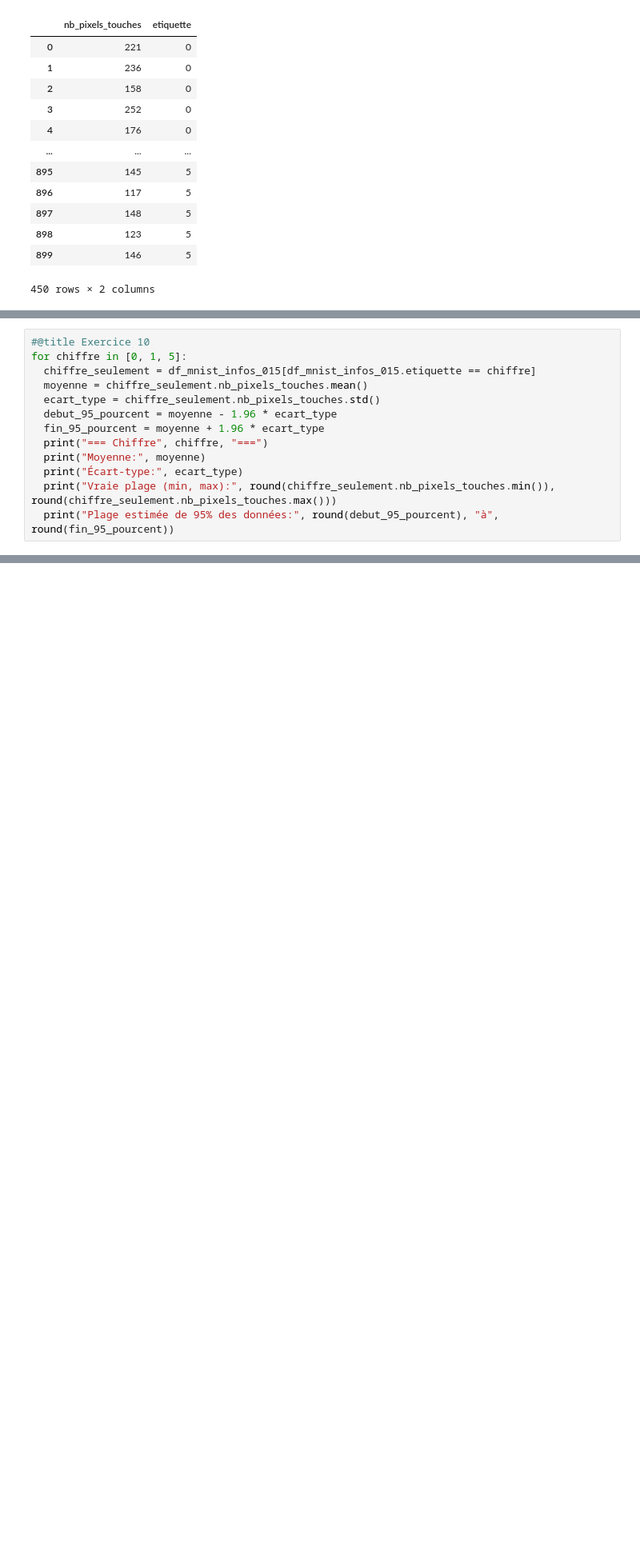
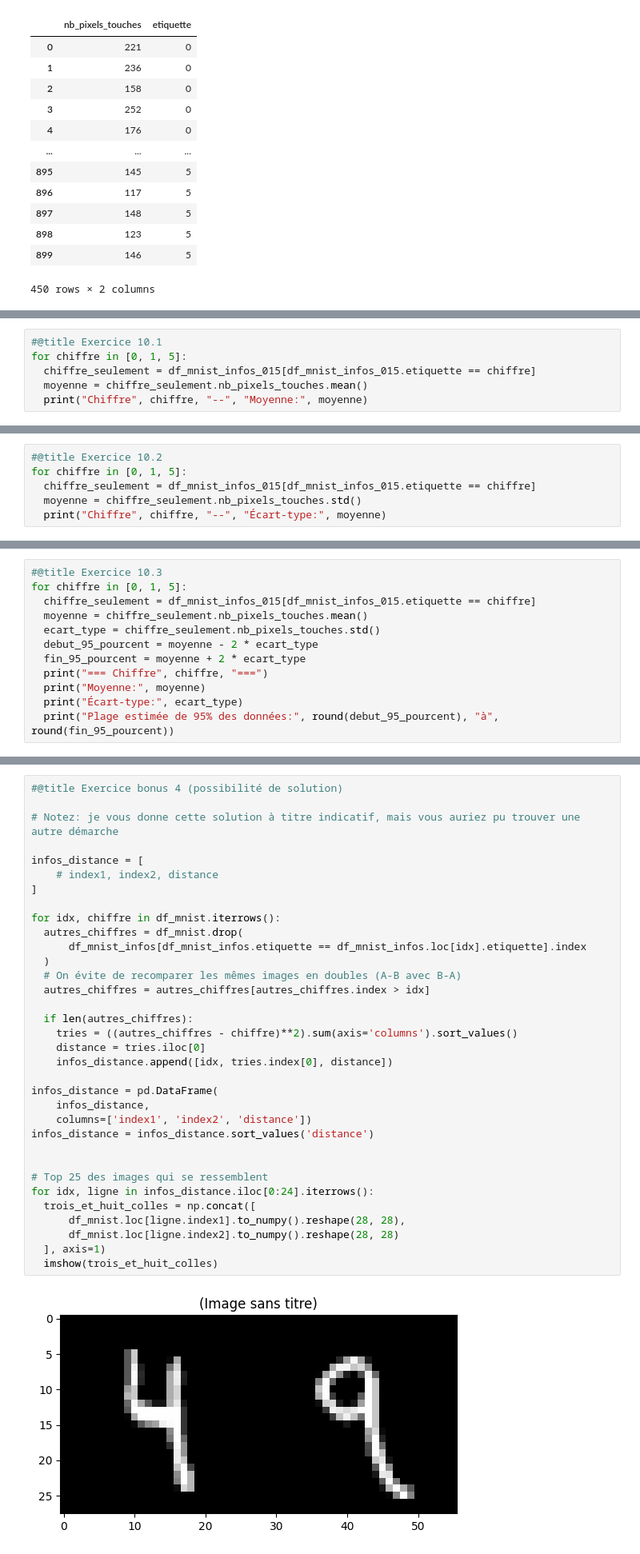
Before and after one commit to 316k/notebooks-cf1, a Jupyter notebook: solutions/05_Analyse_Donnees_et_Images.ipynb, the cells around one changed output, grey strips where cells are left out. Shown at 80% size. Saved outputs shown, nothing was run; the diff lists cells and outputs as text; blank space fills up the shorter version.

```diff
--- a/solutions/05_Analyse_Donnees_et_Images.ipynb
+++ b/solutions/05_Analyse_Donnees_et_Images.ipynb
@@ -668,0 +668,6 @@ Faites une boucle qui affiche pour chacun de ces trois chiffres:
+# %%
+#@title Exercice 10.1
+for chiffre in [0, 1, 5]:
+  chiffre_seulement = df_mnist_infos_015[df_mnist_infos_015.etiquette == chiffre]
+  moyenne = chiffre_seulement.nb_pixels_touches.mean()
+  print("Chiffre", chiffre, "--", "Moyenne:", moyenne)
@@ -668,0 +682,6 @@ Faites une boucle qui affiche pour chacun de ces trois chiffres:
+# %%
+#@title Exercice 10.2
+for chiffre in [0, 1, 5]:
+  chiffre_seulement = df_mnist_infos_015[df_mnist_infos_015.etiquette == chiffre]
+  moyenne = chiffre_seulement.nb_pixels_touches.std()
+  print("Chiffre", chiffre, "--", "Écart-type:", moyenne)
@@ -669,15 +712,14 @@ Faites une boucle qui affiche pour chacun de ces trois chiffres:
 # %%
-#@title Exercice 10
+#@title Exercice 10.3
 for chiffre in [0, 1, 5]:
   chiffre_seulement = df_mnist_infos_015[df_mnist_infos_015.etiquette == chiffre]
   moyenne = chiffre_seulement.nb_pixels_touches.mean()
   ecart_type = chiffre_seulement.nb_pixels_touches.std()
-  debut_95_pourcent = moyenne - 1.96 * ecart_type
-  fin_95_pourcent = moyenne + 1.96 * ecart_type
+  debut_95_pourcent = moyenne - 2 * ecart_type
+  fin_95_pourcent = moyenne + 2 * ecart_type
   print("=== Chiffre", chiffre, "===")
   print("Moyenne:", moyenne)
   print("Écart-type:", ecart_type)
-  print("Vraie plage (min, max):", round(chiffre_seulement.nb_pixels_touches.min()), round(chiffre_seulement.nb_pixels_touches.max()))
   print("Plage estimée de 95% des données:", round(debut_95_pourcent), "à", round(fin_95_pourcent))
 # %% [output]
 === Chiffre 0 ===
@@ -769,0 +814,36 @@ for i in index:
+# %%
+#@title Exercice bonus 4 (possibilité de solution)
+
+# Notez: je vous donne cette solution à titre indicatif, mais vous auriez pu trouver une autre démarche
+
+infos_distance = [
+    # index1, index2, distance
+]
+
+for idx, chiffre in df_mnist.iterrows():
+  autres_chiffres = df_mnist.drop(
+      df_mnist_infos[df_mnist_infos.etiquette == df_mnist_infos.loc[idx].etiquette].index
+  )
+  # On évite de recomparer les mêmes images en doubles (A-B avec B-A)
+  autres_chiffres = autres_chiffres[autres_chiffres.index > idx]
+
+  if len(autres_chiffres):
+    tries = ((autres_chiffres - chiffre)**2).sum(axis='columns').sort_values()
+    distance = tries.iloc[0]
+    infos_distance.append([idx, tries.index[0], distance])
+
+infos_distance = pd.DataFrame(
+    infos_distance,
+    columns=['index1', 'index2', 'distance'])
+infos_distance = infos_distance.sort_values('distance')
+
+
+# Top 25 des images qui se ressemblent
+for idx, ligne in infos_distance.iloc[0:24].iterrows():
+  trois_et_huit_colles = np.concat([
+      df_mnist.loc[ligne.index1].to_numpy().reshape(28, 28),
+      df_mnist.loc[ligne.index2].to_numpy().reshape(28, 28)
+  ], axis=1)
+  imshow(trois_et_huit_colles)
+# %% [output]
+[figure, added]
```
Also changed, not shown: parts of 36 cells of this notebook, 3 other files.
